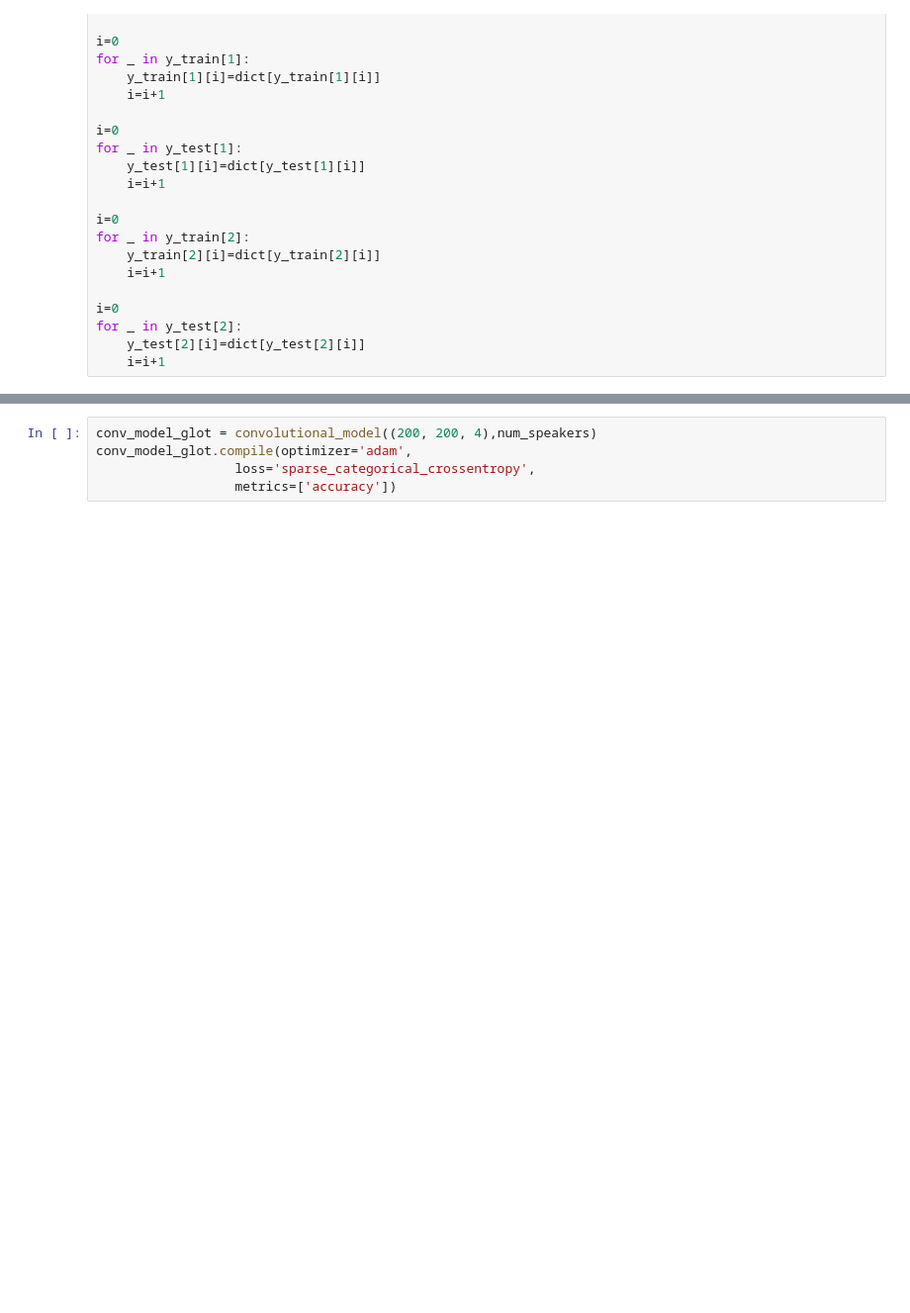
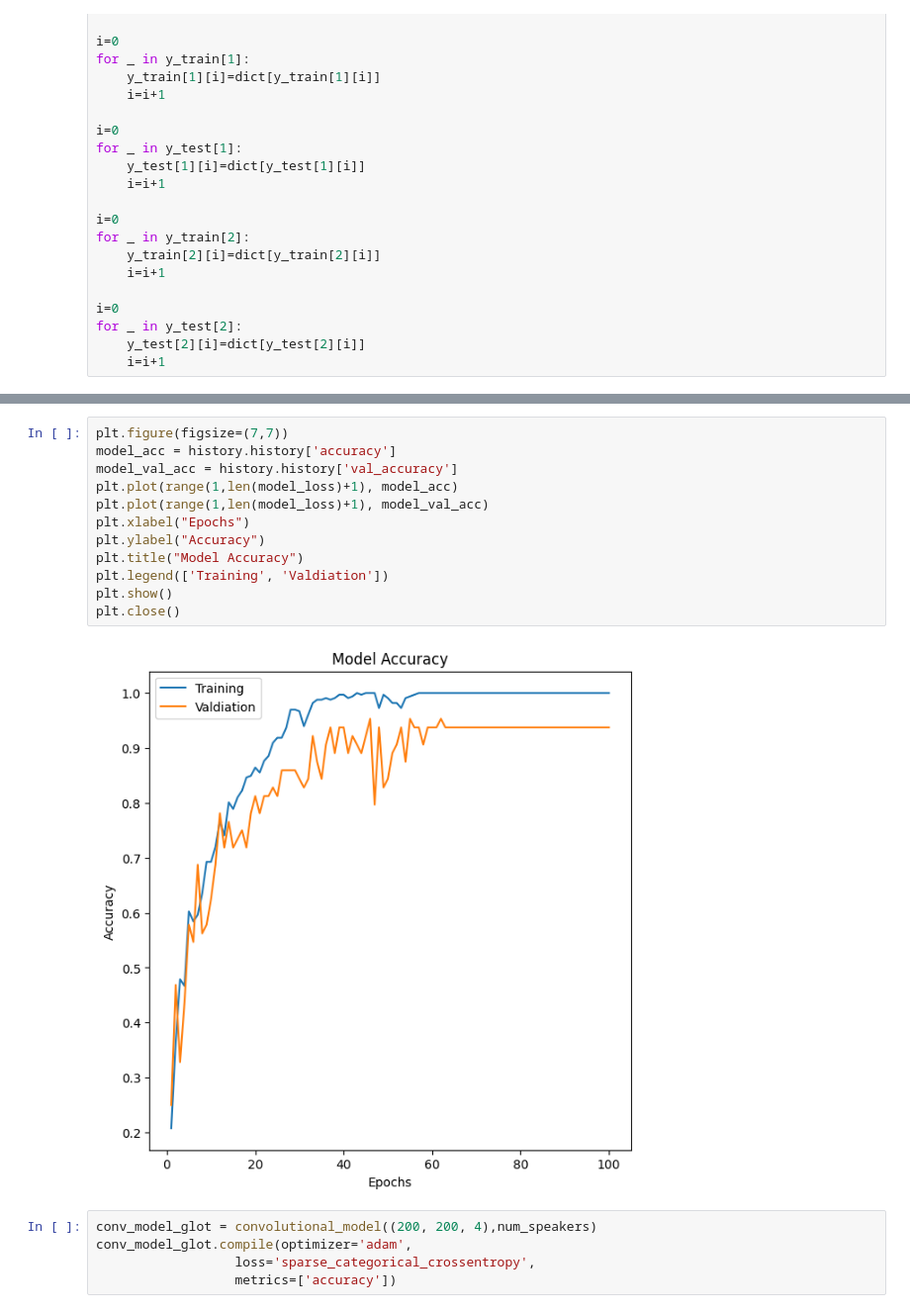
Before and after one commit to SRI2024-Voice-Biometric/Feature-Extraction, a Jupyter notebook: spectrogram-extraction.ipynb, the cells around one changed output, grey strips where cells are left out. Shown at 99% size. Drawn from its saved outputs; the diff is of its cells as text; blank space fills up the shorter version.

```diff
--- a/spectrogram-extraction.ipynb
+++ b/spectrogram-extraction.ipynb
@@ -310,3 +344,17 @@ Epoch 100/100
+# %%
+plt.figure(figsize=(7,7))
+model_acc = history.history['accuracy']
+model_val_acc = history.history['val_accuracy']
+plt.plot(range(1,len(model_loss)+1), model_acc)
+plt.plot(range(1,len(model_loss)+1), model_val_acc)
+plt.xlabel("Epochs")
+plt.ylabel("Accuracy")
+plt.title("Model Accuracy")
+plt.legend(['Training', 'Valdiation'])
+plt.show()
+plt.close()
+# %% [output]
+[figure, added]
 # %%
 conv_model_glot = convolutional_model((200, 200, 4),num_speakers)
 conv_model_glot.compile(optimizer='adam',
```
Also changed, not shown: parts of 23 cells of this notebook.
